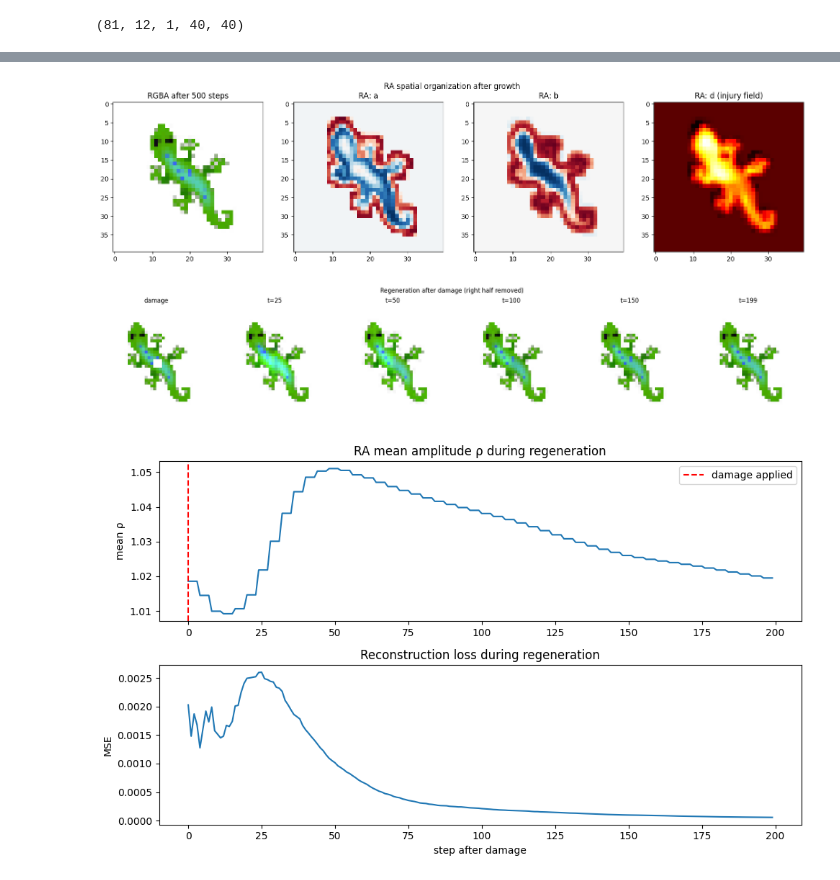
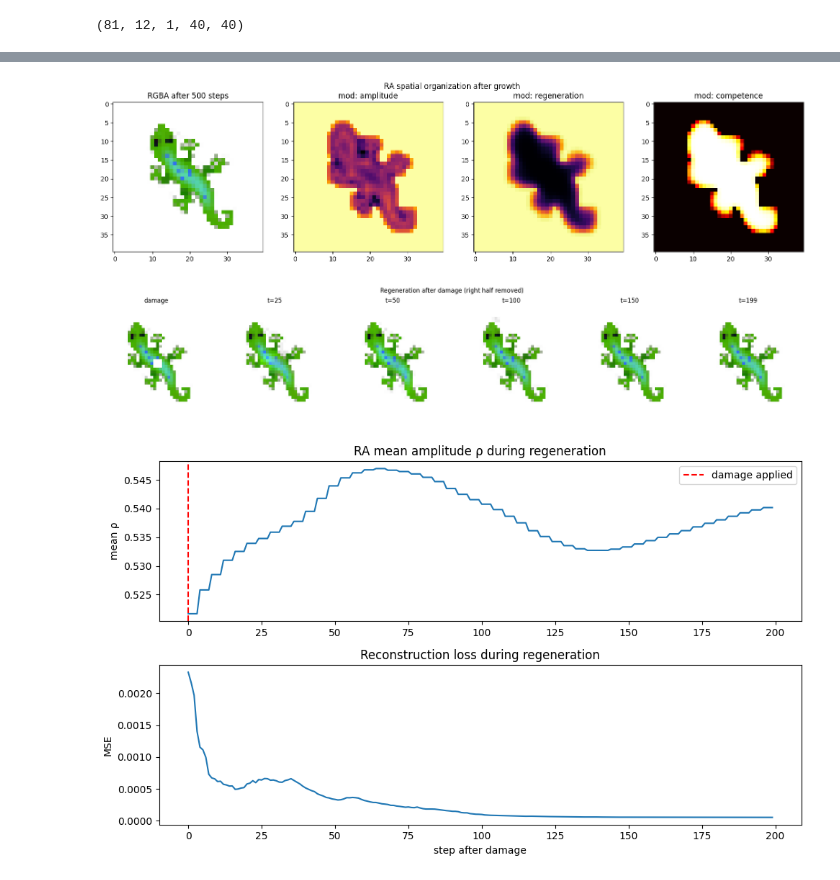
Before and after one commit to lshofsl/Thesis, a Jupyter notebook: NCA_w_RAmod.ipynb, the cells around one changed output, grey strips where cells are left out. Saved outputs shown, nothing was run; the diff lists cells and outputs as text; code cells hidden in the pictures.

```diff
--- a/NCA_w_RAmod.ipynb
+++ b/NCA_w_RAmod.ipynb
@@ -202,13 +203,15 @@ for i in range(TRAINING_ITERS + 1):
       current_x = torch.from_numpy(x0_np).to(DEVICE)
 
     itters = random.randrange(32, 92)
-    target_r = np.sqrt(torch.nn.functional.softplus(nca.mu).item()/torch.nn.functional.softplus(nca.beta_r).item())
+    mu_phys_val = torch.nn.functional.softplus(nca.mu).item() + 1e-4
+    betar_phys_val = torch.nn.functional.softplus(nca.beta_r).item() + 1e-4
+    target_r = np.sqrt(mu_phys_val / betar_phys_val)
+
     total_amp_loss = 0
     total_smooth_loss = 0
-    alive_mask = (current_x[:, 3:4] > 0.1).float().detach()
     for t in range(itters):
         m_prev = current_x[:, 19:22].detach().clone()
-
+        current_alive = (current_x[:, 3:4] > 0.1).float().detach()
         # NCA Forward pass returning physics dynamics
         out, amplitud, phase, gamma_val, beta_film_val = nca(current_x, step=t, k=4)
         current_x = out
@@ -218,12 +221,13 @@ for i in range(TRAINING_ITERS + 1):
 
         # 1. Amplitude regularizer: lock state space to ring radius r*
         amp_loss_per_cell = (amplitud - target_r).pow(2)
-        amp_num = (amp_loss_per_cell * footprint_mask).sum(dim=[1,2,3])
-        amp_den = footprint_mask.sum(dim=[1,2,3]) + 1e-6
+        amp_num = (amp_loss_per_cell * current_alive).sum(dim=[1,2,3])
+        amp_den = current_alive.sum(dim=[1,2,3]) + 1e-6
         total_amp_loss += amp_num / amp_den
 
         # 2. Smoothness regularizer: minimize high-frequency temporal flicker in PDE states
-        total_smooth_loss += (current_x[:, 19:22] - m_prev).pow(2).mean(dim=[1, 2, 3])
+        smooth_diff = (current_x[:, 19:22] - m_prev).pow(2) * current_alive
+        total_smooth_loss += smooth_diff.sum(dim=[1,2,3]) / (current_alive.sum(dim=[1,2,3]) * 3 + 1e-6)
 
     # Average temporal accumulated auxiliary losses over rollout steps
     total_amp_loss = total_amp_loss / itters
@@ -445,7 +449,7 @@ del optim
 torch.cuda.empty_cache()
 # %%
 nca = NCA_RAMod(CHANNELS,hidden_n=HIDDEN_SIZE)
-nca.load_state_dict(torch.load("Trained_models/Gene/NCA_RAMod_1.pth"))
+nca.load_state_dict(torch.load("Trained_models/Gene/NCA_RAMod.pth"))
 nca.to(DEVICE).eval()
 # %% [output]
 NCA_RAMod(
@@ -639,12 +597,12 @@ with torch.no_grad():
     fig, axes = plt.subplots(1, 4, figsize=(16, 4))
     axes[0].imshow(x_test[0, :4].permute(1,2,0).cpu().clip(0,1))
     axes[0].set_title('RGBA after 500 steps')
-    axes[1].imshow(x_test[0, 16].cpu(), cmap='RdBu')
-    axes[1].set_title('RA: a')
-    axes[2].imshow(x_test[0, 17].cpu(), cmap='RdBu')
-    axes[2].set_title('RA: b')
-    axes[3].imshow(x_test[0, 18].cpu(), cmap='hot')
-    axes[3].set_title('RA: d (injury field)')
+    axes[1].imshow(x_test[0, 19].cpu(), cmap='inferno')
+    axes[1].set_title('mod: amplitude')
+    axes[2].imshow(x_test[0, 20].cpu(), cmap='inferno')
+    axes[2].set_title('mod: regeneration')
+    axes[3].imshow(x_test[0, 21].cpu(), cmap='hot')
+    axes[3].set_title('mod: competence')
     plt.suptitle('RA spatial organization after growth')
     plt.tight_layout()
     plt.show()
@@ -684,33 +642,33 @@ with torch.no_grad():
         if t in [25, 50, 100, 150, 199]:
             frames_damaged.append(
                 x_damaged[0, :4].permute(1,2,0).cpu().clip(0,1)
             )
 
     # Show regeneration frames
     fig, axes = plt.subplots(1, len(frames_damaged), figsize=(20, 4))
     titles = ['damage'] + [f't={t}' for t in [25, 50, 100, 150, 199]]
     for ax, frame, title in zip(axes, frames_damaged, titles):
         ax.imshow(frame)
         ax.set_title(title)
         ax.axis('off')
     plt.suptitle('Regeneration after damage (right half removed)')
     plt.tight_layout()
     plt.show()
 
     # --- Plot 3: RA amplitude and loss over regeneration ---
     fig, (ax1, ax2) = plt.subplots(2, 1, figsize=(10, 6))
     ax1.plot(amps)
     ax1.axvline(x=0, color='r', linestyle='--', label='damage applied')
     ax1.set_title('RA mean amplitude ρ during regeneration')
     ax1.set_ylabel('mean ρ')
     ax1.legend()
     ax2.plot(losses)
     ax2.set_title('Reconstruction loss during regeneration')
     ax2.set_ylabel('MSE')
     ax2.set_xlabel('step after damage')
     plt.tight_layout()
     plt.show()
 # %% [output]
-[figure, old version]
+[figure, new version]
-[figure, old version]
+[figure, new version]
-[figure, old version]
+[figure, new version]
```
Also changed, not shown: parts of 18 cells of this notebook.
